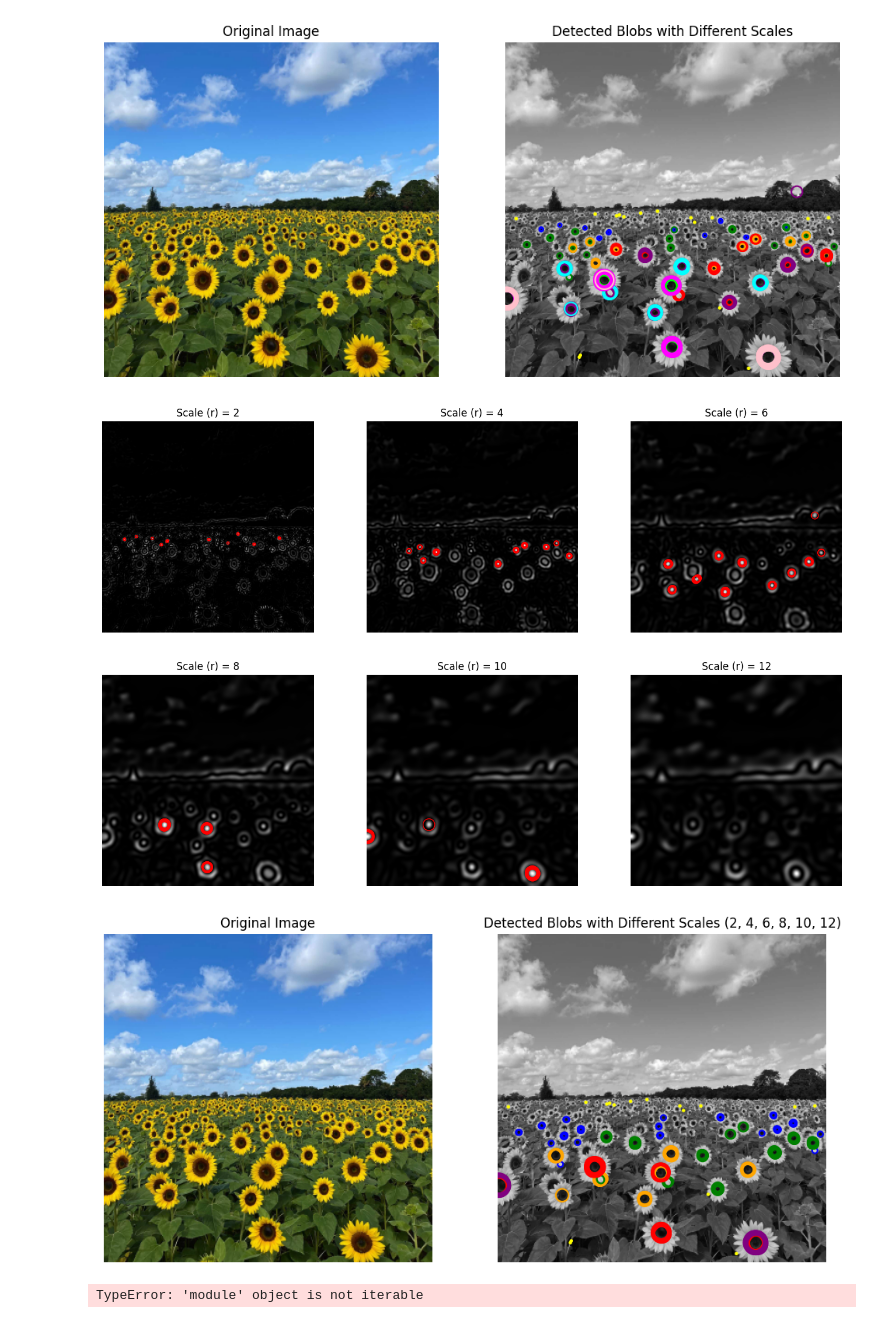
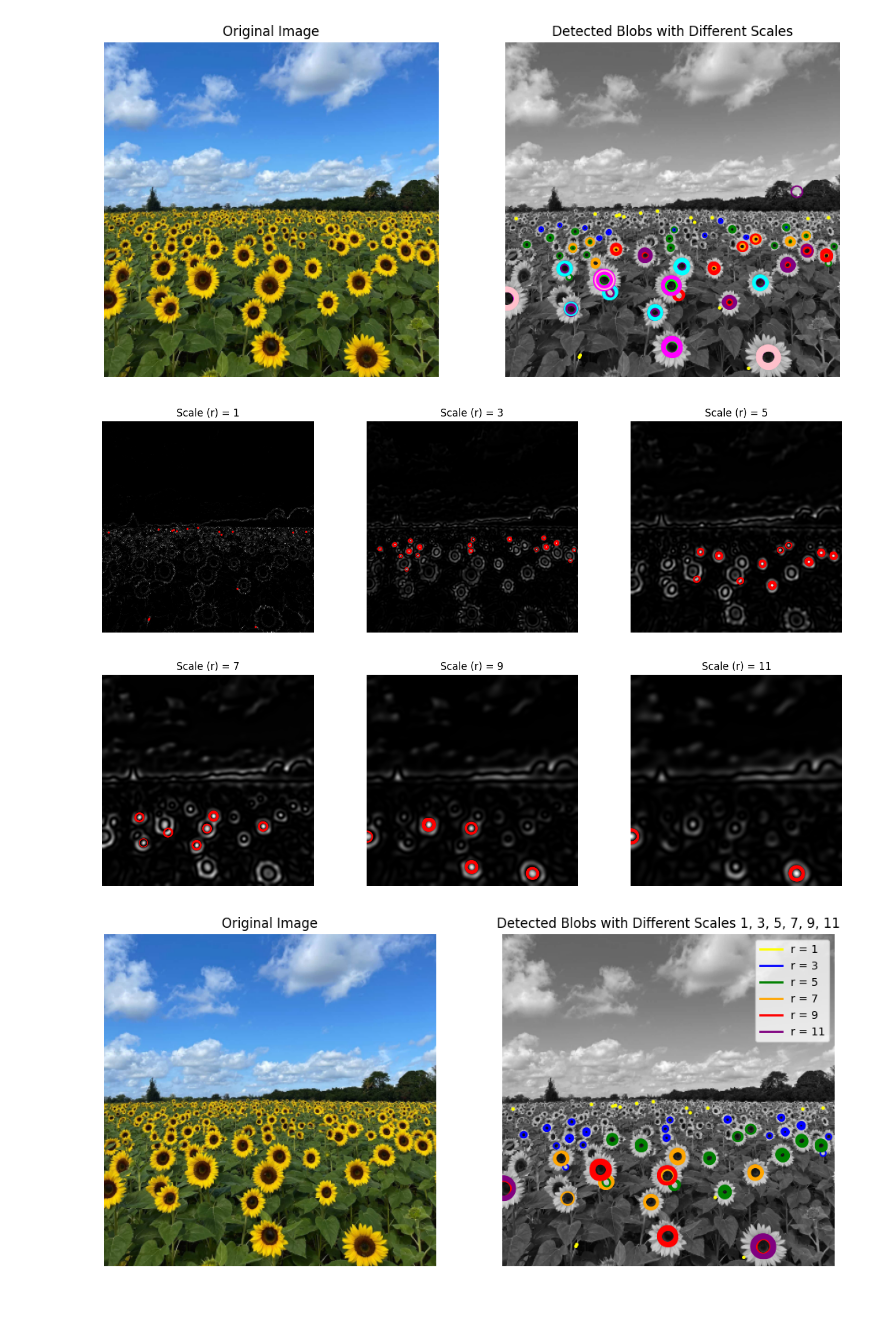
Before and after one commit to SamudraUduwaka/Fitting-and-Alignment, a Jupyter notebook: Question1.ipynb, the cells around one changed output. Saved outputs shown, nothing was run; the diff lists cells and outputs as text; code cells hidden in the pictures.

```diff
--- a/Question1.ipynb
+++ b/Question1.ipynb
@@ -160,8 +160,8 @@ gray_image = cv.cvtColor(image, cv.COLOR_BGR2GRAY) / 255.0
 # Create a grid of subplots to visualize the results for sigma values r = 2, 4, 6, 8, 10, 12
 fig, axis_grid = plt.subplots(2, 3, figsize=(16, 10))
 
-# Loop through sigma values: r = 2, 4, 6, 8, 10, 12
-for idx, (r, ax) in enumerate(zip(range(2, 13, 2), axis_grid.flatten())):
+# Loop through sigma values: r = 1, 3, 5, 7, 9, 11
+for idx, (r, ax) in enumerate(zip(range(1, 12, 2), axis_grid.flatten())):
     sigma = r / 1.414  # Maintain the same sigma scaling
     log_kernel = sigma ** 2 * generate_log_kernel(sigma)
 
@@ -184,41 +184,49 @@ for idx, (r, ax) in enumerate(zip(range(2, 13, 2), axis_grid.flatten())):
 
 plt.show()
 # %% [output]
-[figure, old version]
+[figure, new version]
 # %%
 # Display the original image with detected blobs overlayed
 fig, (ax_original, ax_overlay) = plt.subplots(1, 2, figsize=(12, 12))
 
 # Show the original image
 ax_original.imshow(cv.cvtColor(image, cv.COLOR_BGR2RGB))
 ax_original.set_title("Original Image")
 ax_original.axis('off')
 
 # Show the grayscale image with detected blobs overlayed
 ax_overlay.imshow(gray_image, cmap='gray')
-ax_overlay.set_title("Detected Blobs with Different Scales (2, 4, 6, 8, 10, 12)")
+ax_overlay.set_title("Detected Blobs with Different Scales 1, 3, 5, 7, 9, 11")
 ax_overlay.axis('off')
 
 # List of colors for different blob scales
 color_palette = ['yellow', 'blue', 'green', 'orange', 'red', 'purple']
+scale_labels = ['r = 1', 'r = 3', 'r = 5', 'r = 7', 'r = 9', 'r = 11']
 
-# Loop through the same sigma values: r = 2, 4, 6, 8, 10, 12
+# Patches and labels for the legend
+patches = []
+
+# Loop through the same sigma values: r = 1, 3, 5, 7, 9, 11
 for i, r in enumerate(range(1, 12, 2)):
     sigma = r / 1.414
     log_kernel = sigma ** 2 * generate_log_kernel(sigma)
 
     # Apply LoG filter and find blobs
     log_response = np.square(cv.filter2D(gray_image, -1, log_kernel))
     blob_centers = find_blob_centers(log_response, sigma)
 
     # Draw blobs as circles with different colors based on the scale
     for x, y in blob_centers:
         circle = plt.Circle((y, x), sigma * 1.414, color=color_palette[i], linewidth=1.5, fill=False)
         ax_overlay.add_patch(circle)
 
+    # Create a patch for the legend corresponding to this scale
+    patches.append(plt.Line2D([0], [0], color=color_palette[i], lw=2))
+
+# Add the legend
+ax_overlay.legend(patches, scale_labels, loc='best', fontsize=10)
+
 # Show the final plot
 plt.show()
-ax.legend(patches, color_palette, loc='best', fontsize=8)
 # %% [output]
-[figure, old version]
+[figure, new version]
-TypeError: 'module' object is not iterable
```
